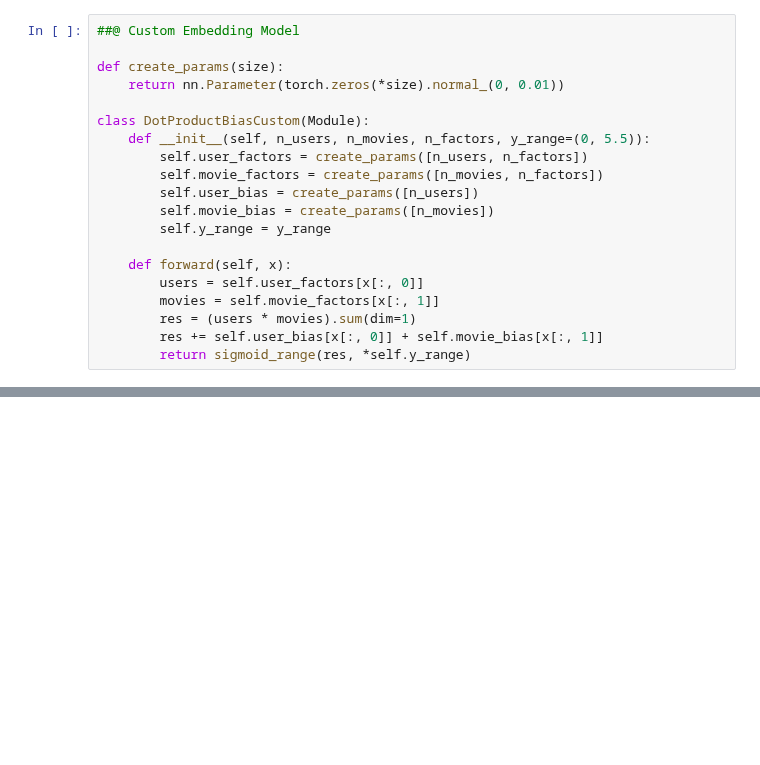
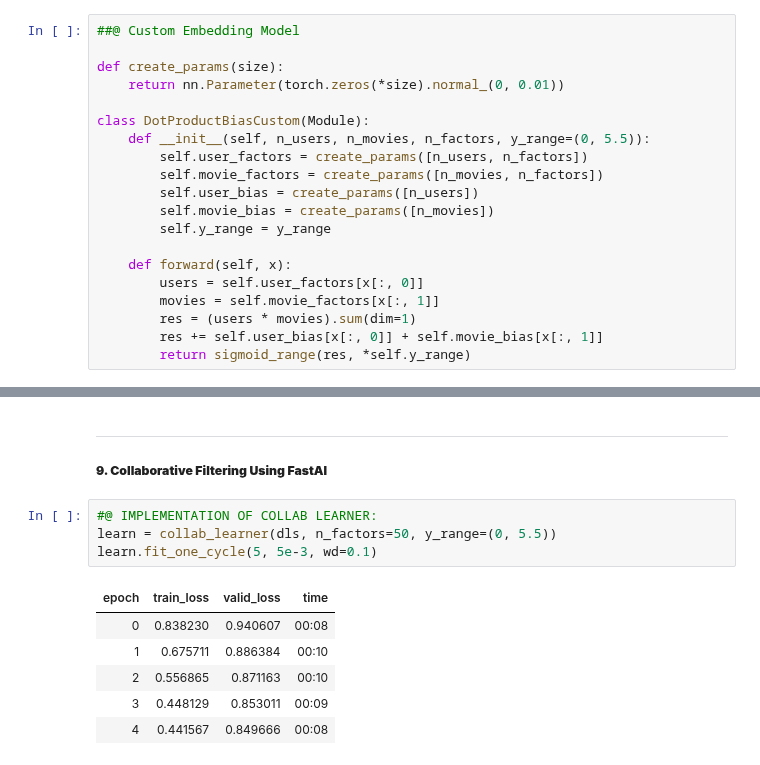
Before and after one commit to Firojpaudel/Machine-Learning-Notes, a Jupyter notebook: Practical Deep Learning For Coders/Chapter_8.ipynb, the cells around one changed output, grey strips where cells are left out. Saved outputs shown, nothing was run; the diff lists cells and outputs as text; blank space fills up the shorter version.

```diff
--- a/Practical Deep Learning For Coders/Chapter_8.ipynb
+++ b/Practical Deep Learning For Coders/Chapter_8.ipynb
@@ -278,0 +343,14 @@ learn.fit_one_cycle(5, 5e-3, wd=0.1)
+# %% [markdown]
+---
+##### **9. Collaborative Filtering Using FastAI**
+# %%
+#@ IMPLEMENTATION OF COLLAB LEARNER:
+learn = collab_learner(dls, n_factors=50, y_range=(0, 5.5))
+learn.fit_one_cycle(5, 5e-3, wd=0.1)
+# %% [output]
+| epoch | train_loss | valid_loss | time |
+| 0 | 0.838230 | 0.940607 | 00:08 |
+| 1 | 0.675711 | 0.886384 | 00:10 |
+| 2 | 0.556865 | 0.871163 | 00:10 |
+| 3 | 0.448129 | 0.853011 | 00:09 |
+| 4 | 0.441567 | 0.849666 | 00:08 |
```
Also changed, not shown: parts of 43 cells of this notebook.
